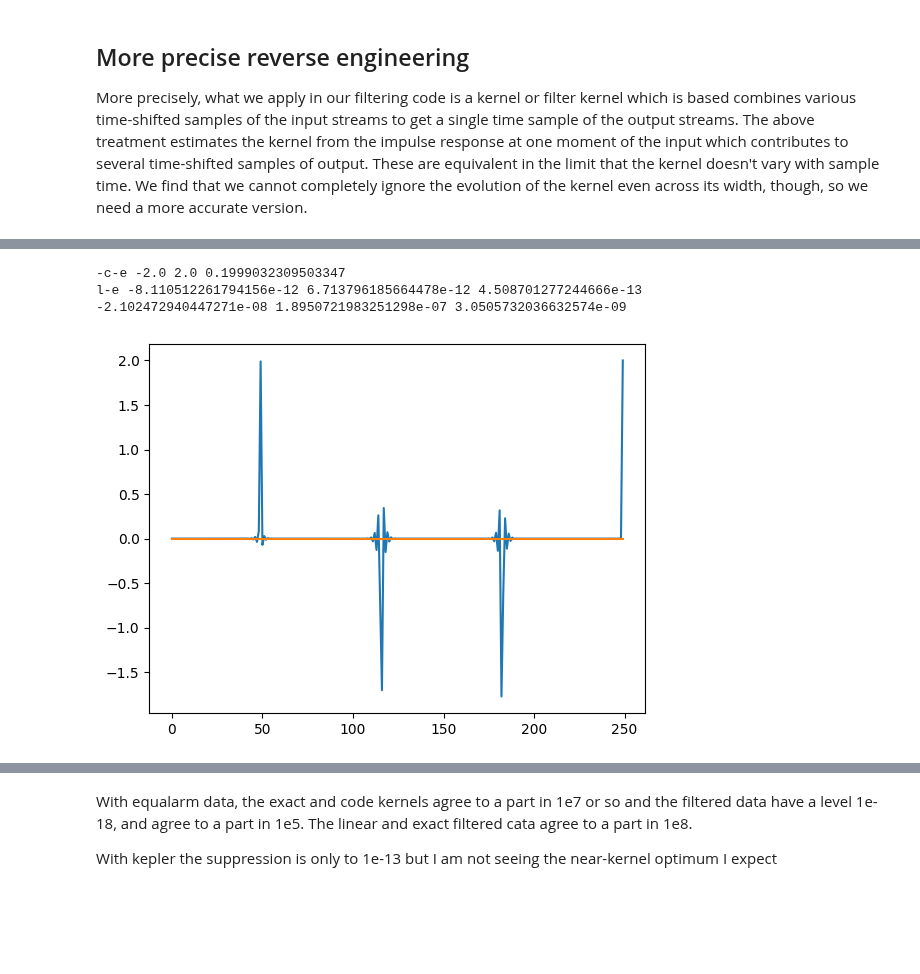
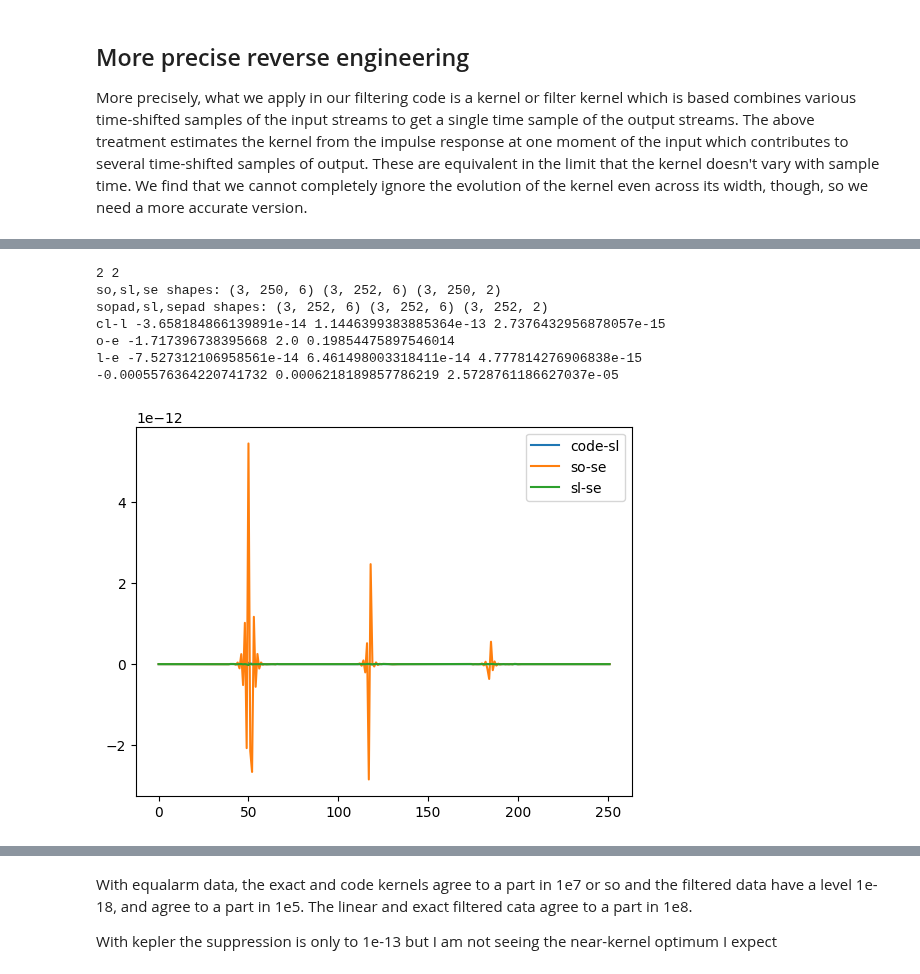
Before and after one commit to eleonoracastelli/pcipy, a Jupyter notebook: notebooks/Compute TDI Stencil.ipynb, the cells around one changed output, grey strips where cells are left out. Saved outputs shown, nothing was run; the diff lists cells and outputs as text; code cells hidden in the pictures; blank space fills up the shorter version.

```diff
--- a/notebooks/Compute TDI Stencil.ipynb
+++ b/notebooks/Compute TDI Stencil.ipynb
@@ -895,0 +953,10 @@ ioff 0
+# %%
+i0test=15000
+t0test=i0test/fs
+npad=2
+_,so=compute_TDI_kernel(data_noise,i0=i0test,nleft=1000,nright=2000)
+se,pw=compute_TDI_kernel_exact_v2(data_noise,i0=i0test,pastwidth=250+npad,futurewidth=npad,buff=50)
+fw=se.shape[1]-pw
+npad_e=250+npad-pw
+print(pw,fw)
+sl=compute_TDI_kernel_linear(data_noise,i0=i0test,pastwidth=250+npad,buffer=30)
@@ -895,0 +981,10 @@ ioff 0
+# %%
+import importlib
+importlib.reload(pcipy)
+import pcipy.tdi_filter
+import pcipy.filter
+importlib.reload(pcipy.tdi_filter)#tdifilt_e=TDIFilter(data_noise,eval_time=1000/fs,method='exact')
+tdifilt_l=TDIFilter(data_noise,eval_time=t0test,method='linear')
+i,j=0,0
+plt.plot(np.pad(tdifilt_l.kernel_compts[i,:,j],(npad,0)))
+plt.plot(sl[i,:,j])
@@ -896,19 +996,38 @@ ioff 0
 # %%
+#sl=compute_TDI_kernel_linear(data_noise,i0=i0test,pastwidth=250+npad,buffer=20)
+#se=compute_TDI_kernel_linear(data_noise,i0=i0test,pastwidth=250+npad,buffer=50);npad_e=0
 #Compare (-1)*old vs exact kernels
-deltac = -so - se
-delta = sl - se
-plt.plot((-so-se)[0,:,0])
-plt.plot((sl-se)[0,:,0])
+npad_e=2
+nc=2
+print(npad,npad_e)
+print('so,sl,se shapes:',so.shape,sl.shape,se.shape)
+deltacl = np.pad(tdifilt_l.kernel_compts,((0,0),(npad,0),(0,0))) - sl
+sopad=np.pad(so,((0,0),(npad,0),(0,0)))
+sepad=np.pad(se,((0,0),(npad_e,0),(0,0)))
+print('sopad,sl,sepad shapes:',sopad.shape,sl.shape,sepad.shape)
+deltao = -sopad[:,:,:nc] - sepad
+delta = sl[:,:,:nc] - sepad
+plt.plot((np.pad(tdifilt_l.kernel_compts,((0,0),(npad,0),(0,0)))-sl)[0,:,0],label='code-sl')
+plt.plot((sopad[:,:,:nc]-sepad)[0,:,0],label='so-se')
+
+
+plt.plot((sl[:,:,:nc]-sepad)[0,:,0],label='sl-se')
+plt.legend()
 #plt.plot(sl[0,:,0]-se[0,:,0])
-print('-c-e',np.min(deltac),np.max(deltac),np.std(deltac))
+print('cl-l',np.min(deltacl),np.max(deltacl),np.std(deltacl))
+print('o-e',np.min(deltao),np.max(deltao),np.std(deltao))
 print('l-e',np.min(delta),np.max(delta),np.std(delta))
-deltarel=delta/[1e-300+se]
+deltarel=delta/[1e-300+sepad]
 print(np.min(deltarel),np.max(deltarel),np.std(deltarel))
 # %% [output]
--c-e -2.0 2.0 0.1999032309503347
-l-e -8.110512261794156e-12 6.713796185664478e-12 4.508701277244666e-13
--2.102472940447271e-08 1.8950721983251298e-07 3.0505732036632574e-09
+2 2
+so,sl,se shapes: (3, 250, 6) (3, 252, 6) (3, 250, 2)
+sopad,sl,sepad shapes: (3, 252, 6) (3, 252, 6) (3, 252, 2)
+cl-l -3.658184866139891e-14 1.1446399383885364e-13 2.7376432956878057e-15
+o-e -1.717396738395668 2.0 0.19854475897546014
+l-e -7.527312106958561e-14 6.461498003318411e-14 4.777814276906838e-15
+-0.0005576364220741732 0.0006218189857786219 2.5728761186627037e-05
-[figure, old version]
+[figure, new version]
 # %%
 #Compare code vs old kernels
 sc=tdifilt.kernel_compts
```
Also changed, not shown: parts of 31 cells of this notebook, 6 other files.
